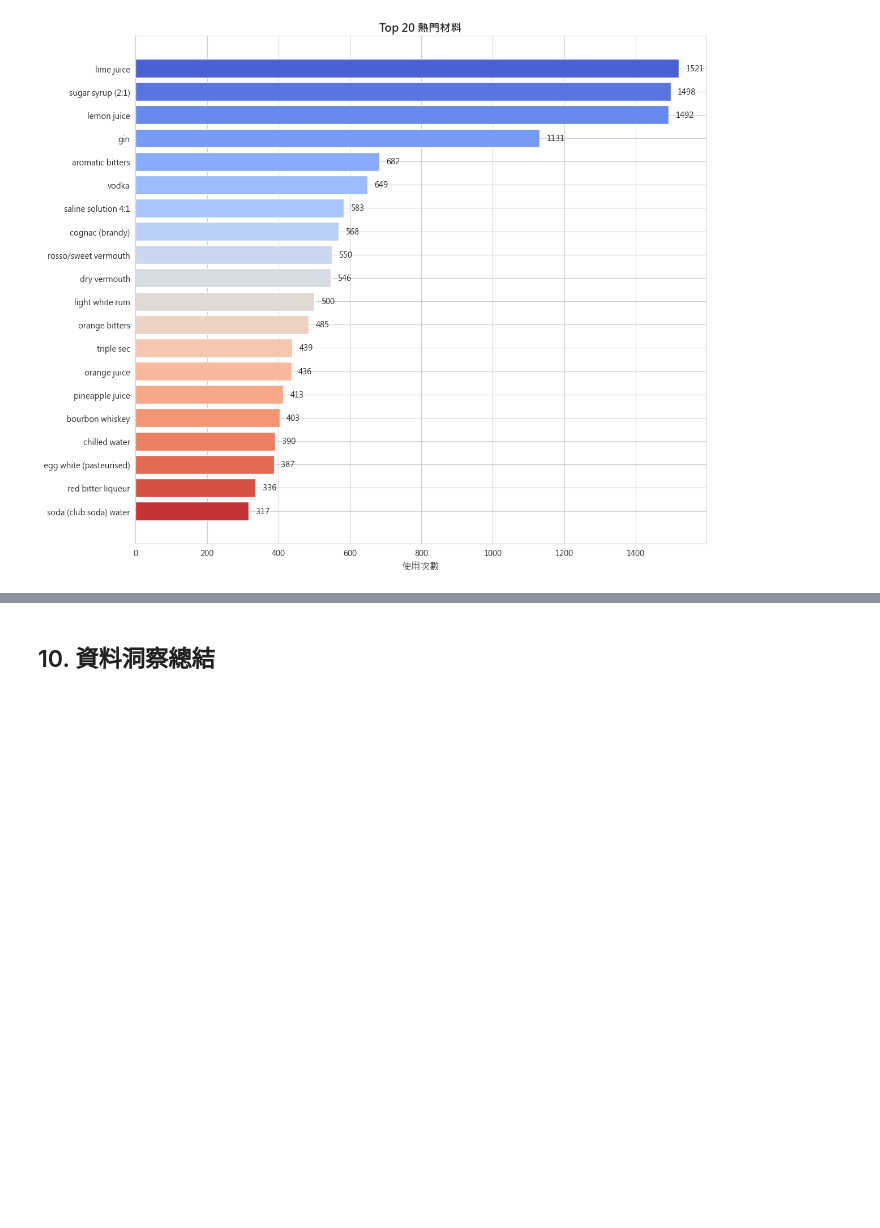
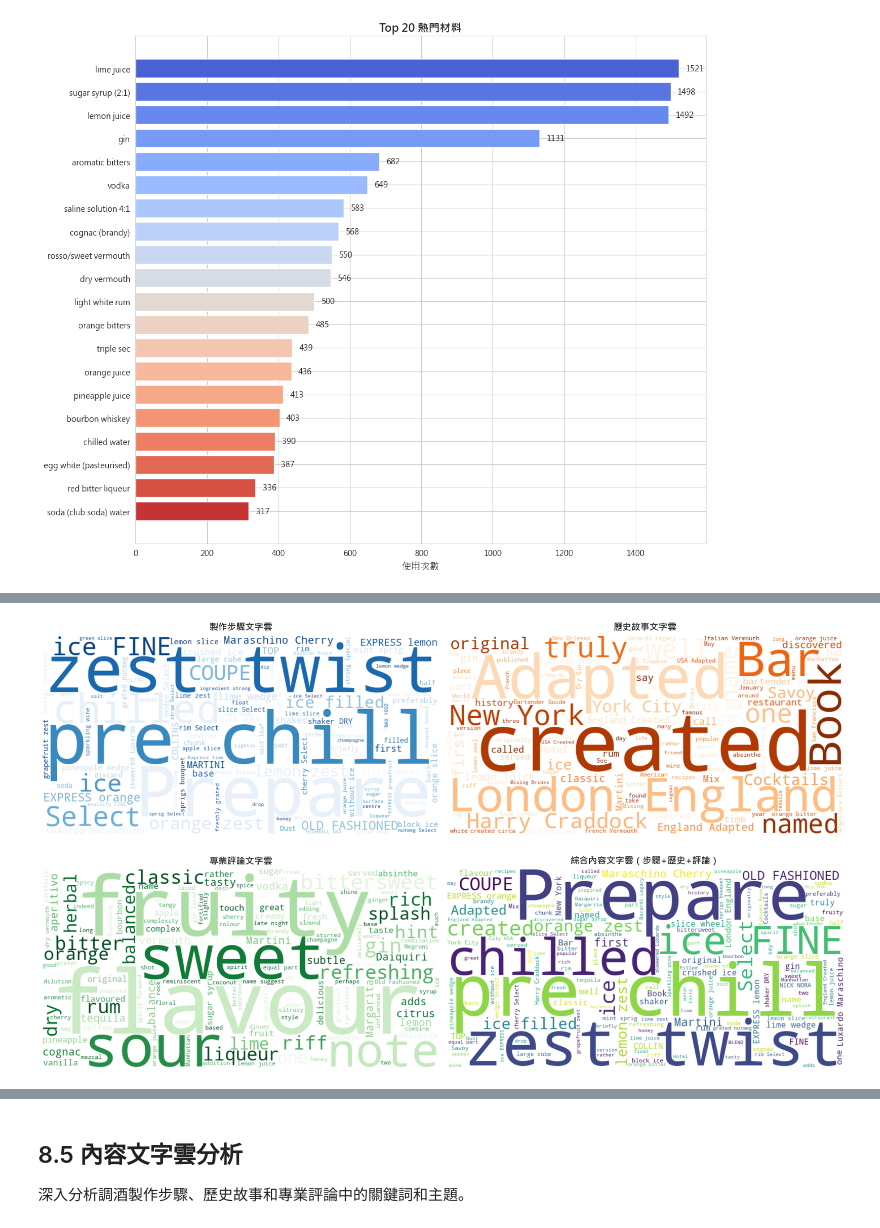
Before and after one commit to clairechien0627/cocktail_ai, a Jupyter notebook: scripts/cocktail_analysis.ipynb, the cells around one changed output, grey strips where cells are left out. Saved outputs shown, nothing was run; the diff lists cells and outputs as text; code cells hidden in the pictures; blank space fills up the shorter version.

```diff
--- a/scripts/cocktail_analysis.ipynb
+++ b/scripts/cocktail_analysis.ipynb
@@ -878,0 +928,71 @@ plt.show()
+# %%
+# 視覺化：四個文字雲
+fig, axes = plt.subplots(2, 2, figsize=(20, 12))
+
+# 1. 製作步驟文字雲
+if method_text:
+    wc_method = WordCloud(width=800, height=400, background_color='white',
+                          stopwords=stop_words, colormap='Blues',
+                          relative_scaling=0.5, min_font_size=10).generate(method_text)
+    axes[0, 0].imshow(wc_method, interpolation='bilinear')
+    axes[0, 0].axis('off')
+    axes[0, 0].set_title('製作步驟文字雲', fontsize=16, fontweight='bold', pad=10)
+
+# 2. 歷史故事文字雲
+if history_text:
+    wc_history = WordCloud(width=800, height=400, background_color='white',
+                           stopwords=stop_words, colormap='Oranges',
+                           relative_scaling=0.5, min_font_size=10).generate(history_text)
+    axes[0, 1].imshow(wc_history, interpolation='bilinear')
+    axes[0, 1].axis('off')
+    axes[0, 1].set_title('歷史故事文字雲', fontsize=16, fontweight='bold', pad=10)
+
+# 3. 專業評論文字雲
+if review_text:
+    wc_review = WordCloud(width=800, height=400, background_color='white',
+                          stopwords=stop_words, colormap='Greens',
+                          relative_scaling=0.5, min_font_size=10).generate(review_text)
+    axes[1, 0].imshow(wc_review, interpolation='bilinear')
+    axes[1, 0].axis('off')
+    axes[1, 0].set_title('專業評論文字雲', fontsize=16, fontweight='bold', pad=10)
+
+# 4. 綜合內容文字雲
+combined_text = method_text + ' ' + history_text + ' ' + review_text
+if combined_text:
+    wc_combined = WordCloud(width=800, height=400, background_color='white',
+                            stopwords=stop_words, colormap='viridis',
+                            relative_scaling=0.5, min_font_size=10).generate(combined_text)
+    axes[1, 1].imshow(wc_combined, interpolation='bilinear')
+    axes[1, 1].axis('off')
+    axes[1, 1].set_title('綜合內容文字雲（步驟+歷史+評論）', fontsize=16, fontweight='bold', pad=10)
+
+plt.tight_layout()
+plt.show()
+
+# 統計關鍵詞
+print("\n" + "="*60)
+print("📝 關鍵詞統計")
+print("="*60)
+
+def get_top_words(text, n=10):
+    """提取文字中的 Top N 關鍵詞"""
+    words = re.findall(r'\b[a-zA-Z]{4,}\b', text.lower())  # 只取4字母以上的單詞
+    words = [w for w in words if w not in stop_words]
+    return Counter(words).most_common(n)
+
+if method_text:
+    print("\n製作步驟 Top 10 關鍵詞:")
+    for word, count in get_top_words(method_text, 10):
+        print(f"  {word:20s}: {count:5d}")
+
+if history_text:
+    print("\n歷史故事 Top 10 關鍵詞:")
+    for word, count in get_top_words(history_text, 10):
+        print(f"  {word:20s}: {count:5d}")
+
+if review_text:
+    print("\n專業評論 Top 10 關鍵詞:")
+    for word, count in get_top_words(review_text, 10):
+        print(f"  {word:20s}: {count:5d}")
+# %% [output]
+[figure, added]
@@ -922,4 +1161,6 @@ fig.update_layout(height=800, showlegend=False, title_text="調酒資料綜合
 fig.show()
-# %% [markdown]
-## 10. 資料洞察總結
+# %% [markdown]
+## 8.5 內容文字雲分析
+
+深入分析調酒製作步驟、歷史故事和專業評論中的關鍵詞和主題。
 # %%
```
Also changed, not shown: parts of 17 cells of this notebook, 26 other files.
